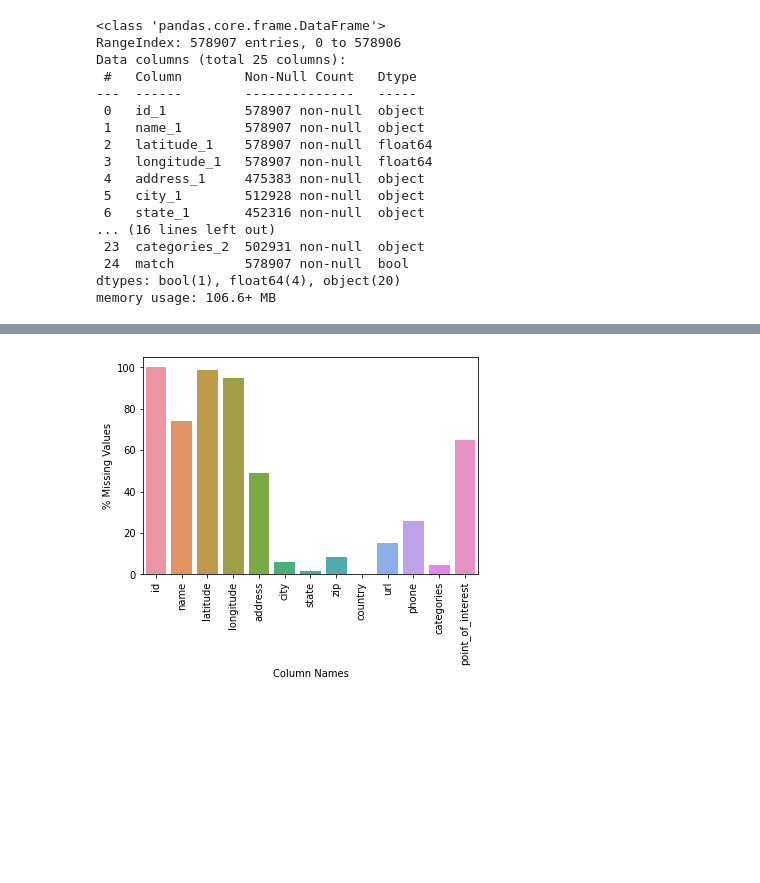
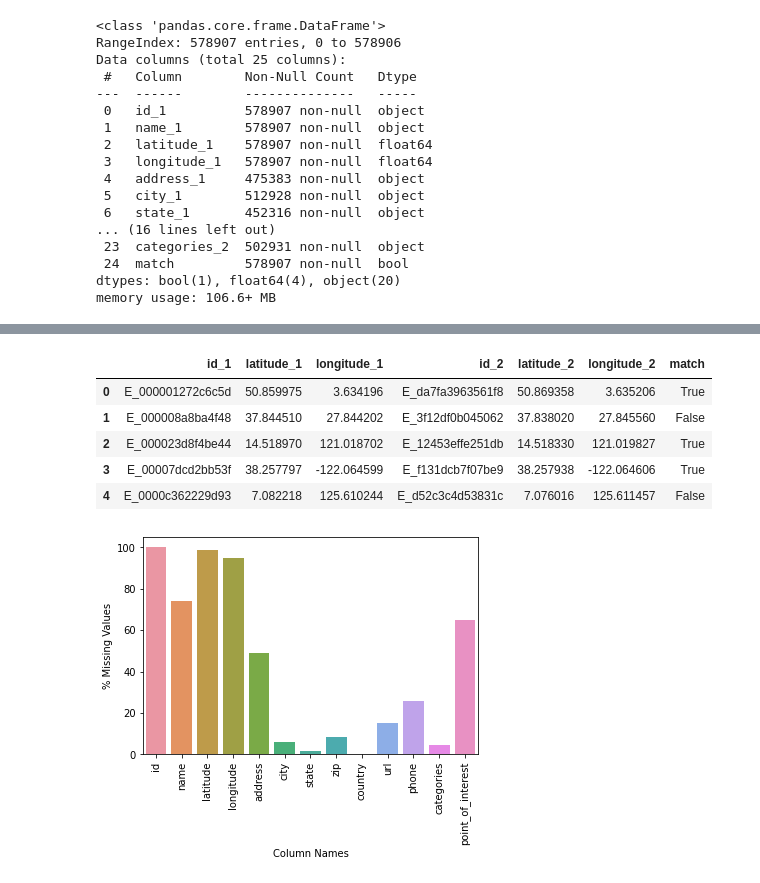
Before and after one commit to 1702538/VeryBasicTeam, a Jupyter notebook: CSC3009_Group_Project.ipynb, the cells around one changed output, grey strips where cells are left out. Cells and saved outputs as stored; diff of their text form; code cells hidden in the pictures; blank space fills up the shorter version.

```diff
--- a/CSC3009_Group_Project.ipynb
+++ b/CSC3009_Group_Project.ipynb
@@ -142,3 +147,14 @@ memory usage: 106.6+ MB
+# %%
+df_pairs.head()
+my_df_pairs = df_pairs[["id_1", "latitude_1", "longitude_1", "id_2", "latitude_2", "longitude_2", "match"]]
+my_df_pairs.head()
+# %% [output]
+|  | id_1 | latitude_1 | longitude_1 | id_2 | latitude_2 | longitude_2 | match |
+| 0 | E_000001272c6c5d | 50.859975 | 3.634196 | E_da7fa3963561f8 | 50.869358 | 3.635206 | True |
+| 1 | E_000008a8ba4f48 | 37.844510 | 27.844202 | E_3f12df0b045062 | 37.838020 | 27.845560 | False |
+| 2 | E_000023d8f4be44 | 14.518970 | 121.018702 | E_12453effe251db | 14.518330 | 121.019827 | True |
+| 3 | E_00007dcd2bb53f | 38.257797 | -122.064599 | E_f131dcb7f07be9 | 38.257938 | -122.064606 | True |
+| 4 | E_0000c362229d93 | 7.082218 | 125.610244 | E_d52c3c4d53831c | 7.076016 | 125.611457 | False |
 # %%
 # ZhengYu
 sama = (df_train.nunique()/df_train.shape[0]*100).to_frame().reset_index().rename(columns = {'index':'column', 0:'pct_unique'})
```
Also changed, not shown: parts of 12 cells of this notebook.
